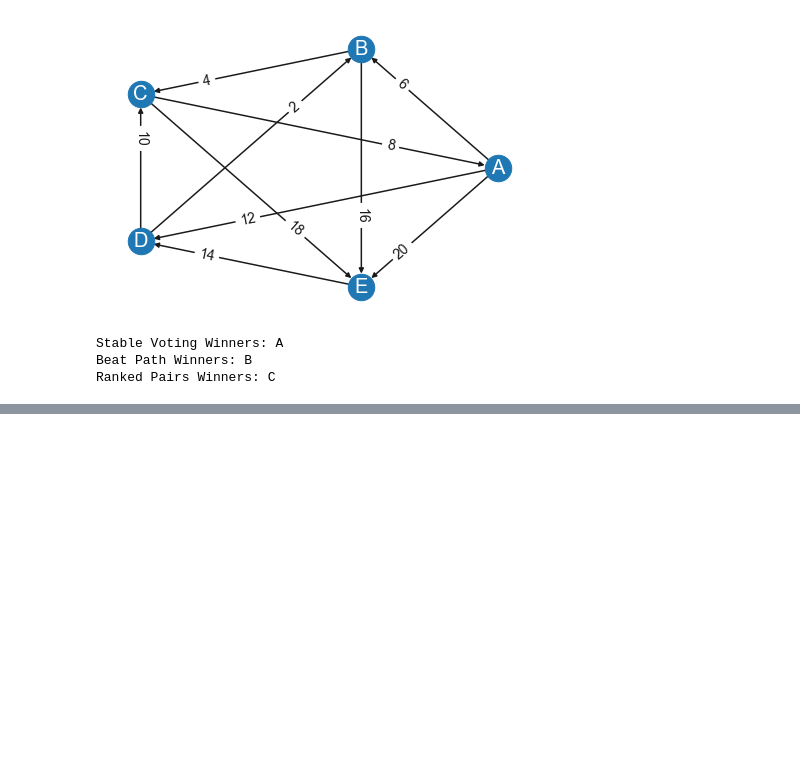
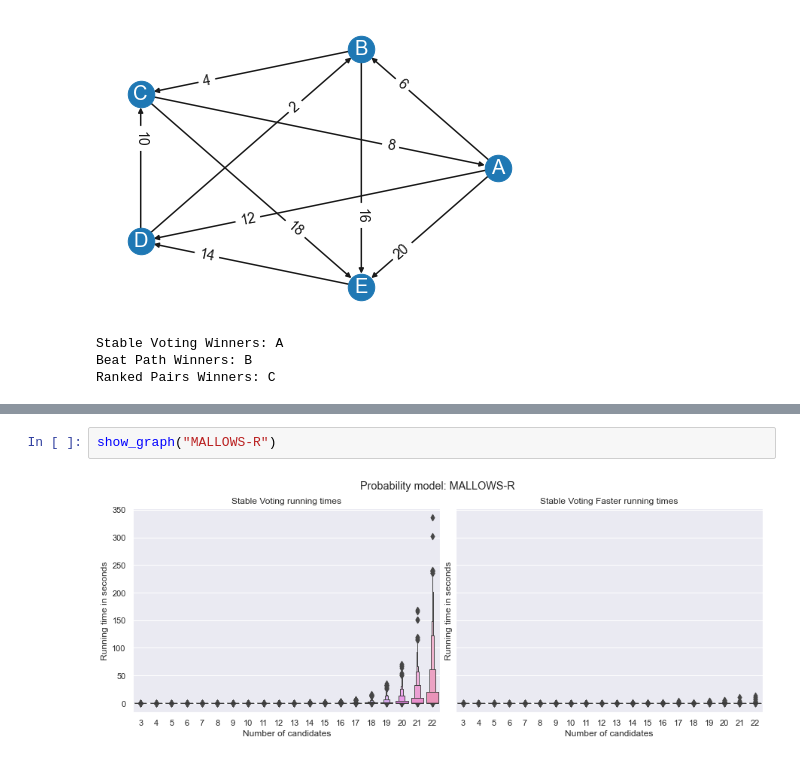
Before and after one commit to epacuit/stablevoting, a Jupyter notebook: 03-StableVoting.ipynb, the cells around one changed output, grey strips where cells are left out. Cells and saved outputs as stored; diff of their text form; blank space fills up the shorter version.

```diff
--- a/03-StableVoting.ipynb
+++ b/03-StableVoting.ipynb
@@ -361,0 +537,4 @@ Ranked Pairs Winners: C
+# %%
+show_graph("MALLOWS-R")
+# %% [output]
+[figure, added]
```
Also changed, not shown: parts of 11 cells of this notebook, 8 other files.
